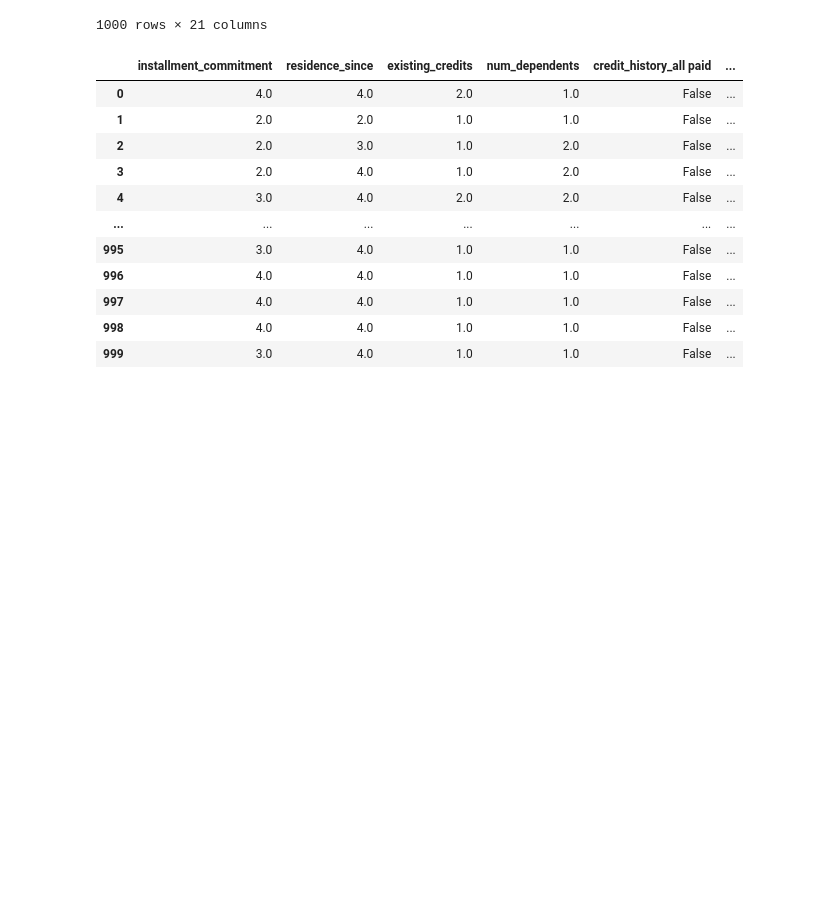
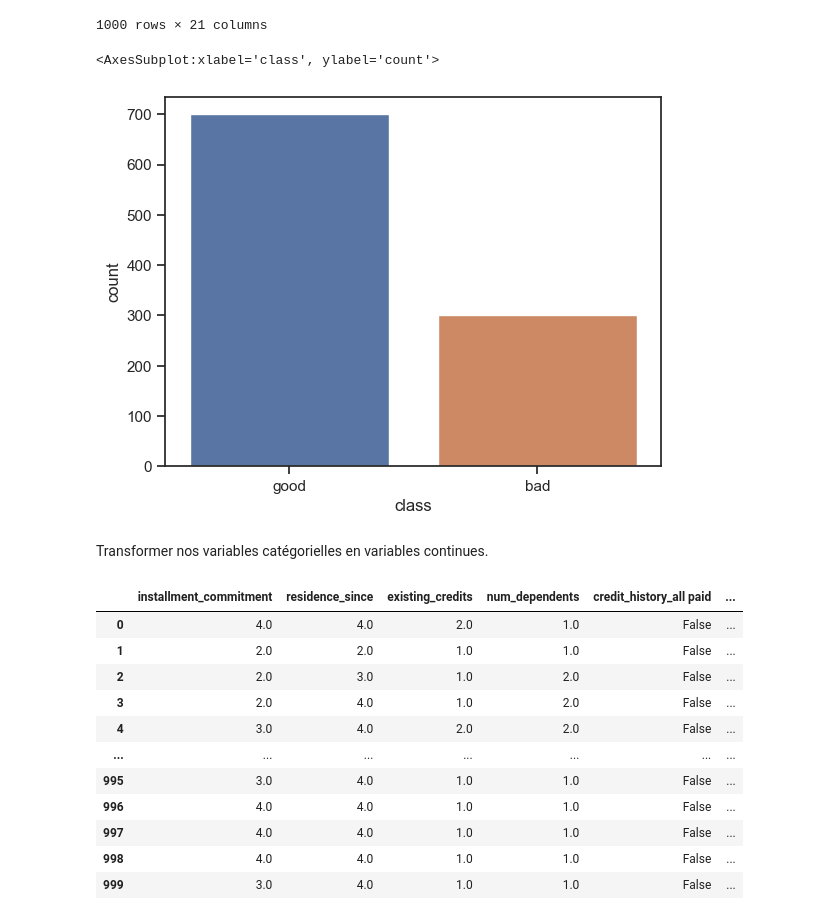
Before and after one commit to malouu/credit-risk-prediction, a Jupyter notebook: discriminant_analysis.ipynb, the cells around one changed output. Saved outputs shown, nothing was run; the diff lists cells and outputs as text; code cells hidden in the pictures; blank space fills up the shorter version.

```diff
--- a/discriminant_analysis.ipynb
+++ b/discriminant_analysis.ipynb
@@ -90,6 +91,14 @@ data.drop_duplicates()
 | 998 | <0 | 45.0 | existing paid | radio/tv | 1845.0 | <100 | 1<=X<4 | ... |
 | 999 | 0<=X<200 | 45.0 | critical/other existing credit | used car | 4576.0 | 100<=X<500 | unemployed | ... |
 1000 rows × 21 columns
+# %%
+import seaborn as sn
+sn.countplot(x='class' , data=data)
+# %% [output]
+<AxesSubplot:xlabel='class', ylabel='count'>
+[figure, added]
+# %% [markdown]
+Transformer nos variables catégorielles en variables continues.
 # %%
 hot = pd.get_dummies(data[['credit_history', 'checking_status', 'purpose', 'savings_status',
                         'employment', 'personal_status', 'other_parties',
```
Also changed, not shown: parts of 6 cells of this notebook.
